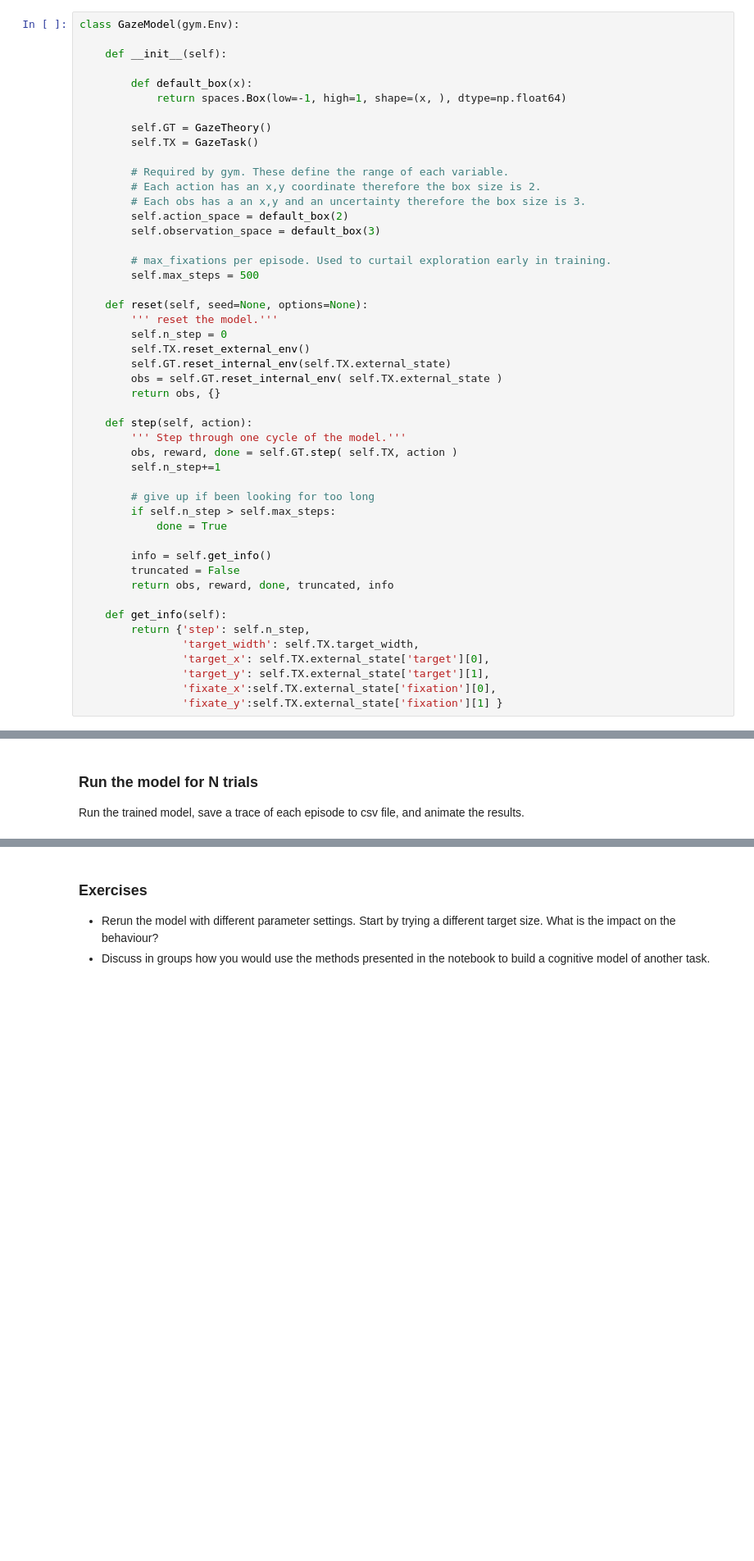
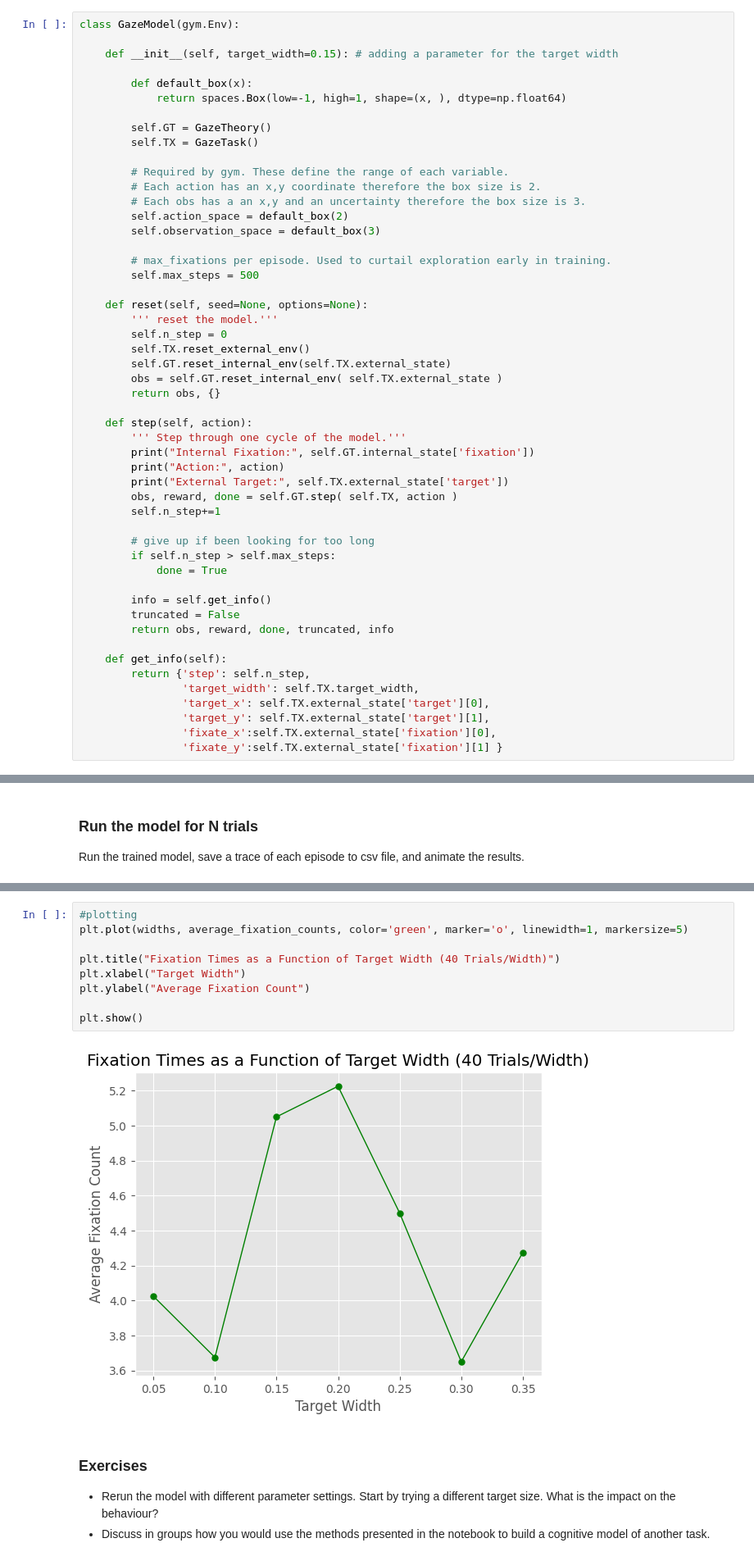
Before and after one commit to pilvirasimus/CUID, a Jupyter notebook: 02-DeepRL/Gaze_Based_Interaction/gaze_based_interaction.ipynb, the cells around one changed output, grey strips where cells are left out. Shown: that part at 82% size. Cells and saved outputs as stored; diff of their text form; blank space fills up the shorter version.

```diff
--- a/02-DeepRL/Gaze_Based_Interaction/gaze_based_interaction.ipynb
+++ b/02-DeepRL/Gaze_Based_Interaction/gaze_based_interaction.ipynb
@@ -278,7 +278,7 @@ gym.Env is a class provided by this library. Note that all of the modules of the
 # %%
 class GazeModel(gym.Env):
 
-    def __init__(self):
+    def __init__(self, target_width=0.15): # adding a parameter for the target width
 
         def default_box(x):
             return spaces.Box(low=-1, high=1, shape=(x, ), dtype=np.float64)
@@ -305,6 +305,9 @@ class GazeModel(gym.Env):
 
     def step(self, action):
         ''' Step through one cycle of the model.'''
+        print("Internal Fixation:", self.GT.internal_state['fixation'])
+        print("Action:", action)
+        print("External Target:", self.TX.external_state['target'])
         obs, reward, done = self.GT.step( self.TX, action )
         self.n_step+=1
 
@@ -372,3 +427,14 @@ gazetools.animate_multiple_episodes(data, n=30)
+# %%
+#plotting
+plt.plot(widths, average_fixation_counts, color='green', marker='o', linewidth=1, markersize=5)
+
+plt.title("Fixation Times as a Function of Target Width (40 Trials/Width)")
+plt.xlabel("Target Width")
+plt.ylabel("Average Fixation Count")
+
+plt.show()
+# %% [output]
+[figure, added]
 # %% [markdown]
 ### Exercises
 
```
Also changed, not shown: parts of 5 cells of this notebook.
